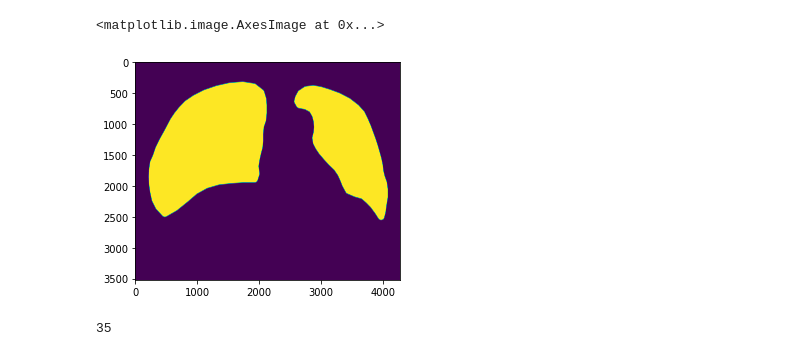
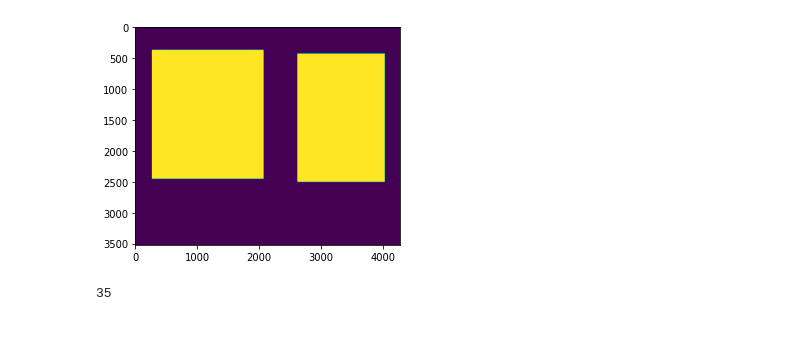
Before and after one commit to CasperAntonPoulsen/LabelReliability_and_PathologyDetection_in_ChestXrays, a Jupyter notebook: Segmentation_preprocessing/Segmentation_mask.ipynb, the cells around one changed output. Cells and saved outputs as stored; diff of their text form; code cells hidden in the pictures.

```diff
--- a/Segmentation_preprocessing/Segmentation_mask.ipynb
+++ b/Segmentation_preprocessing/Segmentation_mask.ipynb
@@ -73,3 +95,19 @@ def bounding_box(image, label=1):
         y_max = int(np.max(segmentation[0]))
 
     return cv2.rectangle(image, (x_min, y_min), (x_max, y_max), 1,-1)
+# %%
+def bbox_both_lungs(row, label=1):
+
+    right = bounding_box(rle2mask(
+        mask_rle=row["Right Lung"],
+        label=label,
+        shape=(int(row["Height"]),int(row["Width"]))
+    ))
+
+    left = bounding_box(rle2mask(
+        mask_rle=row["Left Lung"],
+        label=label,
+        shape=(int(row["Height"]),int(row["Width"]))
+    ))
+
+    return right + left
@@ -80,9 +201,9 @@ plt.imshow(bounding_box(image))
 [figure]
-# %%
-plt.imshow(dilate(image, 50))
-# %% [output]
-<matplotlib.image.AxesImage at 0x...>
-[figure, removed]
+# %%
+plt.imshow(bbox_both_lungs(padchest_masks.iloc[0]))
+plt.show()
+# %% [output]
+[figure, added]
 # %%
 len("/home/data_shares/purrlab/padchest/")
 # %% [output]
```
Also changed, not shown: parts of 15 cells of this notebook, 21 other files.
